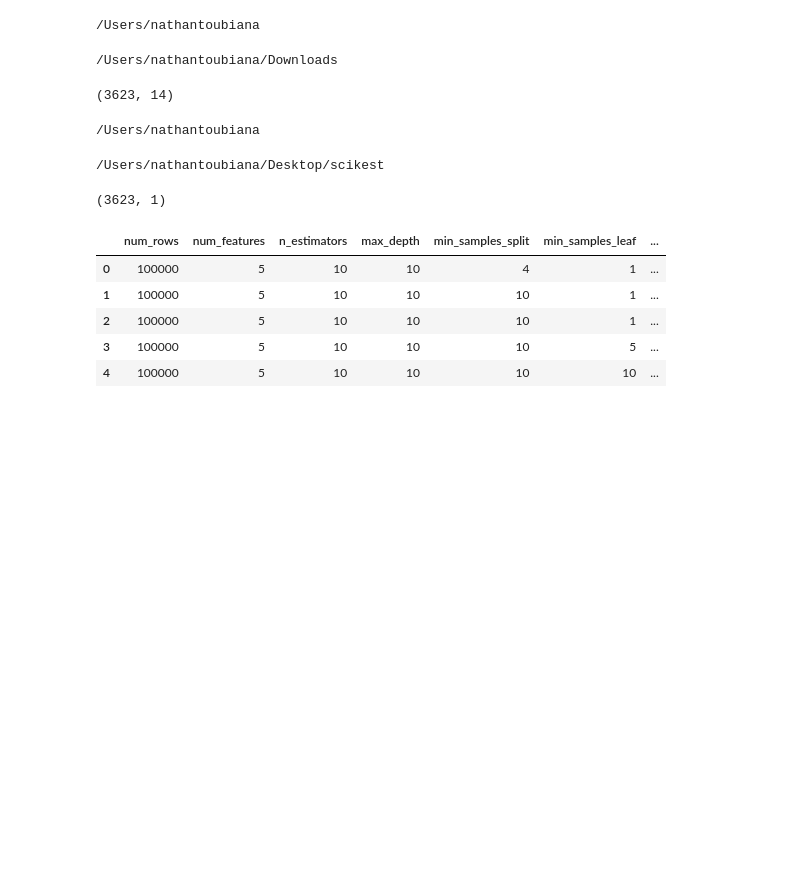
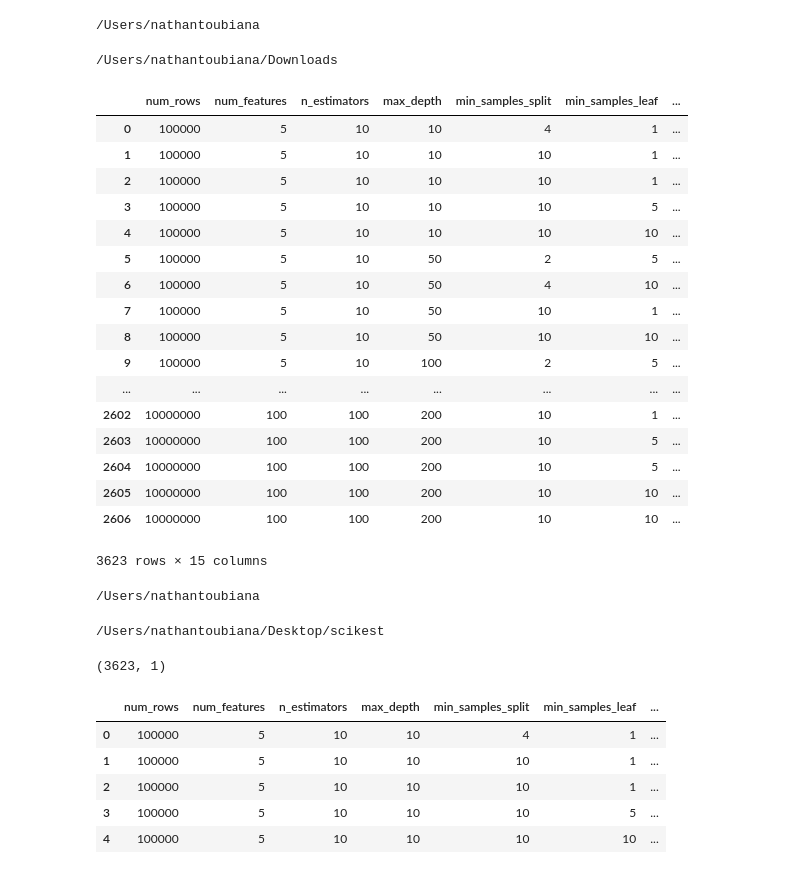
Before and after one commit to scitime/scitime, a Jupyter notebook: Training-time-estimation.ipynb, the cells around one changed output. Saved outputs shown, nothing was run; the diff lists cells and outputs as text; code cells hidden in the pictures; blank space fills up the shorter version.

```diff
--- a/Training-time-estimation.ipynb
+++ b/Training-time-estimation.ipynb
@@ -102,9 +145,26 @@ df=pd.concat([df,df2])
 outputs=df[['output']]
 del df['output']
 # %%
-df.shape
+df
 # %% [output]
+|  | num_rows | num_features | n_estimators | max_depth | min_samples_split | min_samples_leaf | ... |
+| 0 | 100000 | 5 | 10 | 10 | 4 | 1 | ... |
+| 1 | 100000 | 5 | 10 | 10 | 10 | 1 | ... |
+| 2 | 100000 | 5 | 10 | 10 | 10 | 1 | ... |
+| 3 | 100000 | 5 | 10 | 10 | 10 | 5 | ... |
+| 4 | 100000 | 5 | 10 | 10 | 10 | 10 | ... |
+| 5 | 100000 | 5 | 10 | 50 | 2 | 5 | ... |
+| 6 | 100000 | 5 | 10 | 50 | 4 | 10 | ... |
+| 7 | 100000 | 5 | 10 | 50 | 10 | 1 | ... |
+| 8 | 100000 | 5 | 10 | 50 | 10 | 10 | ... |
+| 9 | 100000 | 5 | 10 | 100 | 2 | 5 | ... |
+| ... | ... | ... | ... | ... | ... | ... | ... |
+| 2602 | 10000000 | 100 | 100 | 200 | 10 | 1 | ... |
+| 2603 | 10000000 | 100 | 100 | 200 | 10 | 5 | ... |
+| 2604 | 10000000 | 100 | 100 | 200 | 10 | 5 | ... |
+| 2605 | 10000000 | 100 | 100 | 200 | 10 | 10 | ... |
+| 2606 | 10000000 | 100 | 100 | 200 | 10 | 10 | ... |
-(3623, 14)
+3623 rows × 15 columns
 # %%
 cd
 # %% [output]
```
Also changed, not shown: parts of 6 cells of this notebook, 4 other files.
